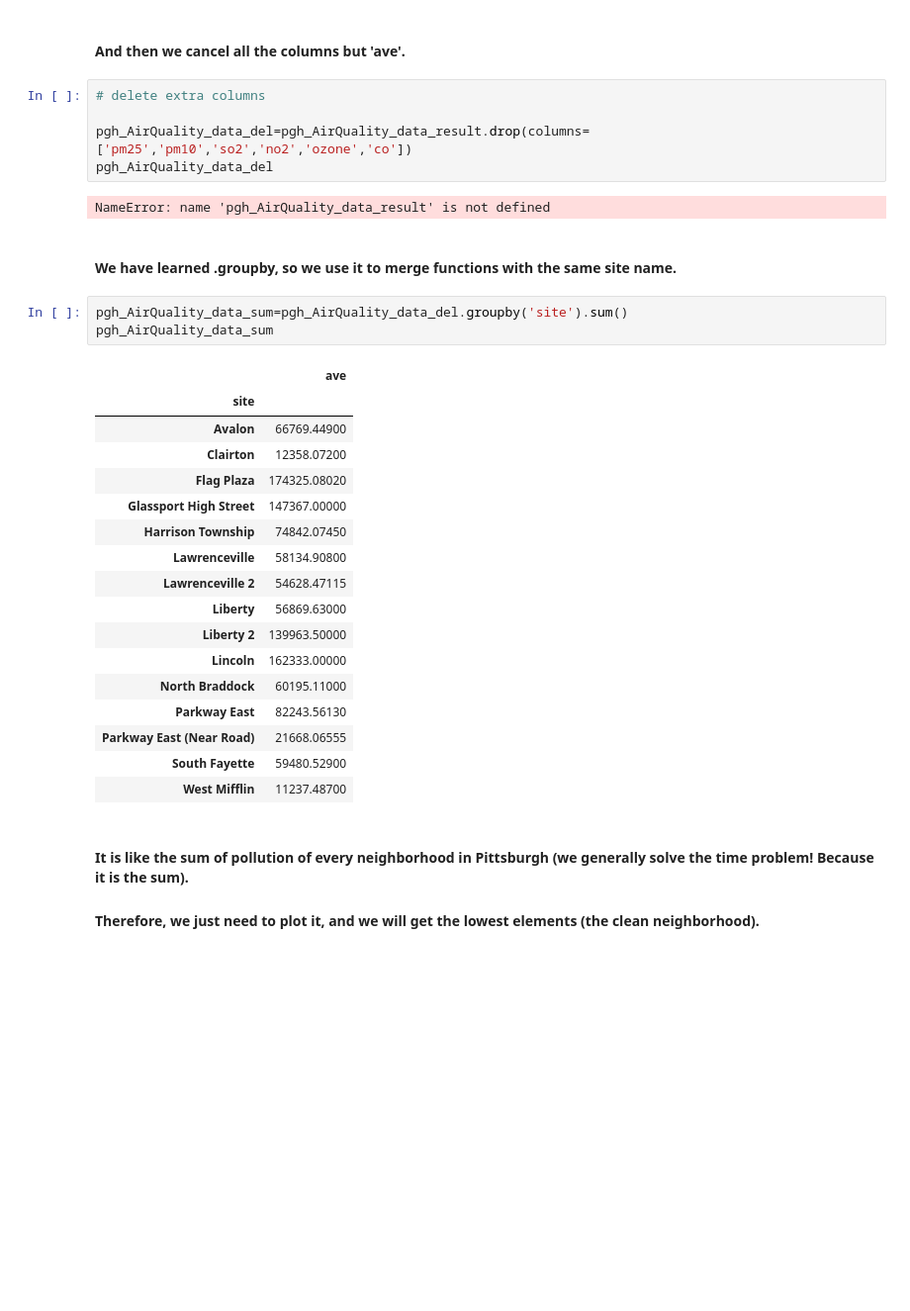
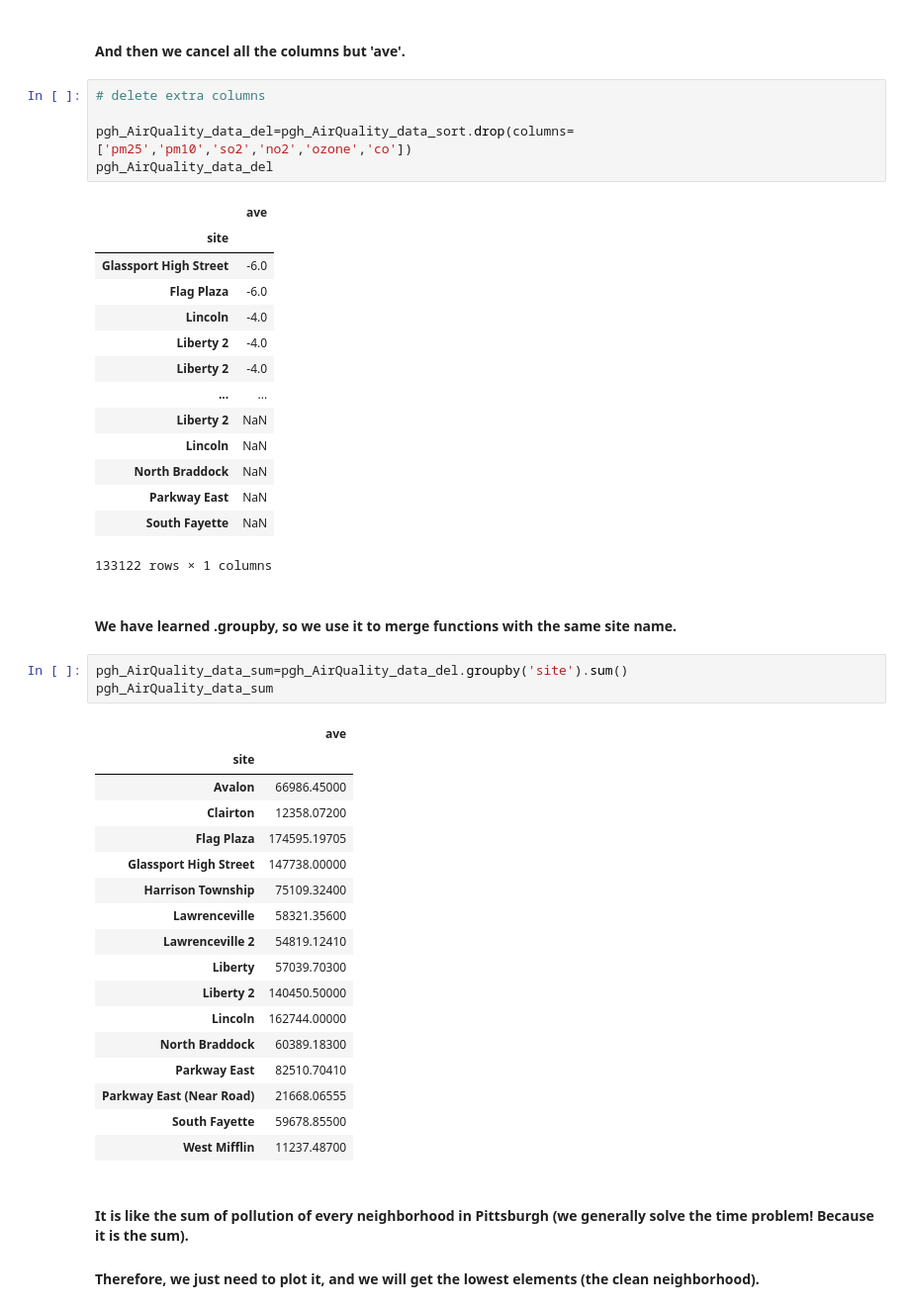
Before and after one commit to Krisocer/0010-Final-Project, a Jupyter notebook: Final-project-team-2.ipynb, the cells around one changed output. Shown: that part at 99% size. Cells and saved outputs as stored; diff of their text form; blank space fills up the shorter version.

```diff
--- a/Final-project-team-2.ipynb
+++ b/Final-project-team-2.ipynb
@@ -126,10 +126,23 @@ pgh_AirQuality_data_sort.head(100)
 # %%
 # delete extra columns
 
-pgh_AirQuality_data_del=pgh_AirQuality_data_result.drop(columns=['pm25','pm10','so2','no2','ozone','co'])
+pgh_AirQuality_data_del=pgh_AirQuality_data_sort.drop(columns=['pm25','pm10','so2','no2','ozone','co'])
 pgh_AirQuality_data_del
 # %% [output]
+|  | ave |
+| site |  |
+| Glassport High Street | -6.0 |
+| Flag Plaza | -6.0 |
+| Lincoln | -4.0 |
+| Liberty 2 | -4.0 |
+| Liberty 2 | -4.0 |
+| ... | ... |
+| Liberty 2 | NaN |
+| Lincoln | NaN |
+| North Braddock | NaN |
+| Parkway East | NaN |
+| South Fayette | NaN |
-NameError: name 'pgh_AirQuality_data_result' is not defined
+133122 rows × 1 columns
 # %% [markdown]
 #### We have learned .groupby, so we use it to merge functions with the same site name.
 # %%
@@ -138,20 +151,20 @@ pgh_AirQuality_data_sum
 # %% [output]
 |  | ave |
 | site |  |
-| Avalon | 66769.44900 |
+| Avalon | 66986.45000 |
 | Clairton | 12358.07200 |
-| Flag Plaza | 174325.08020 |
-| Glassport High Street | 147367.00000 |
-| Harrison Township | 74842.07450 |
-| Lawrenceville | 58134.90800 |
-| Lawrenceville 2 | 54628.47115 |
-| Liberty | 56869.63000 |
-| Liberty 2 | 139963.50000 |
-| Lincoln | 162333.00000 |
-| North Braddock | 60195.11000 |
-| Parkway East | 82243.56130 |
+| Flag Plaza | 174595.19705 |
+| Glassport High Street | 147738.00000 |
+| Harrison Township | 75109.32400 |
+| Lawrenceville | 58321.35600 |
+| Lawrenceville 2 | 54819.12410 |
+| Liberty | 57039.70300 |
+| Liberty 2 | 140450.50000 |
+| Lincoln | 162744.00000 |
+| North Braddock | 60389.18300 |
+| Parkway East | 82510.70410 |
 | Parkway East (Near Road) | 21668.06555 |
-| South Fayette | 59480.52900 |
+| South Fayette | 59678.85500 |
 | West Mifflin | 11237.48700 |
 # %% [markdown]
 #### It is like the sum of pollution of every neighborhood in Pittsburgh (we generally solve the time problem! Because it is the sum).
```
Also changed, not shown: parts of 3 cells of this notebook, 1 other file.
